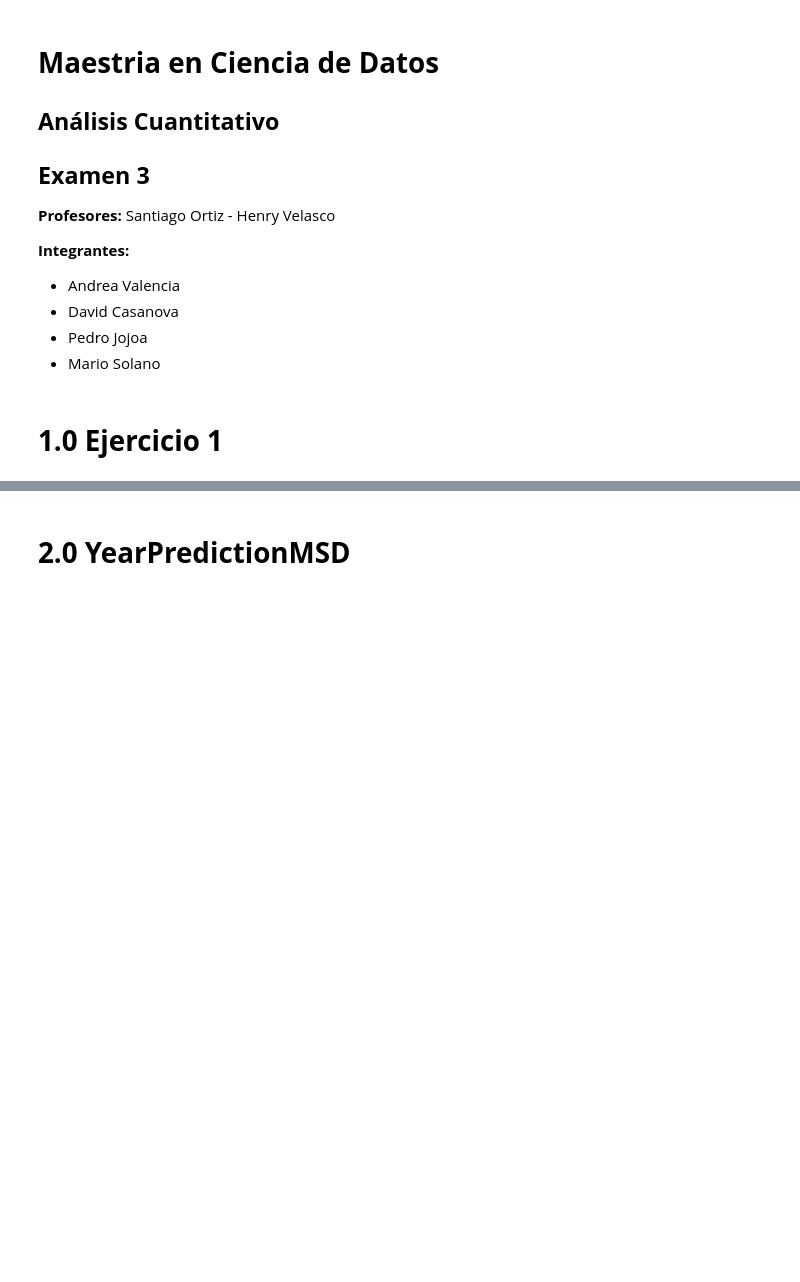
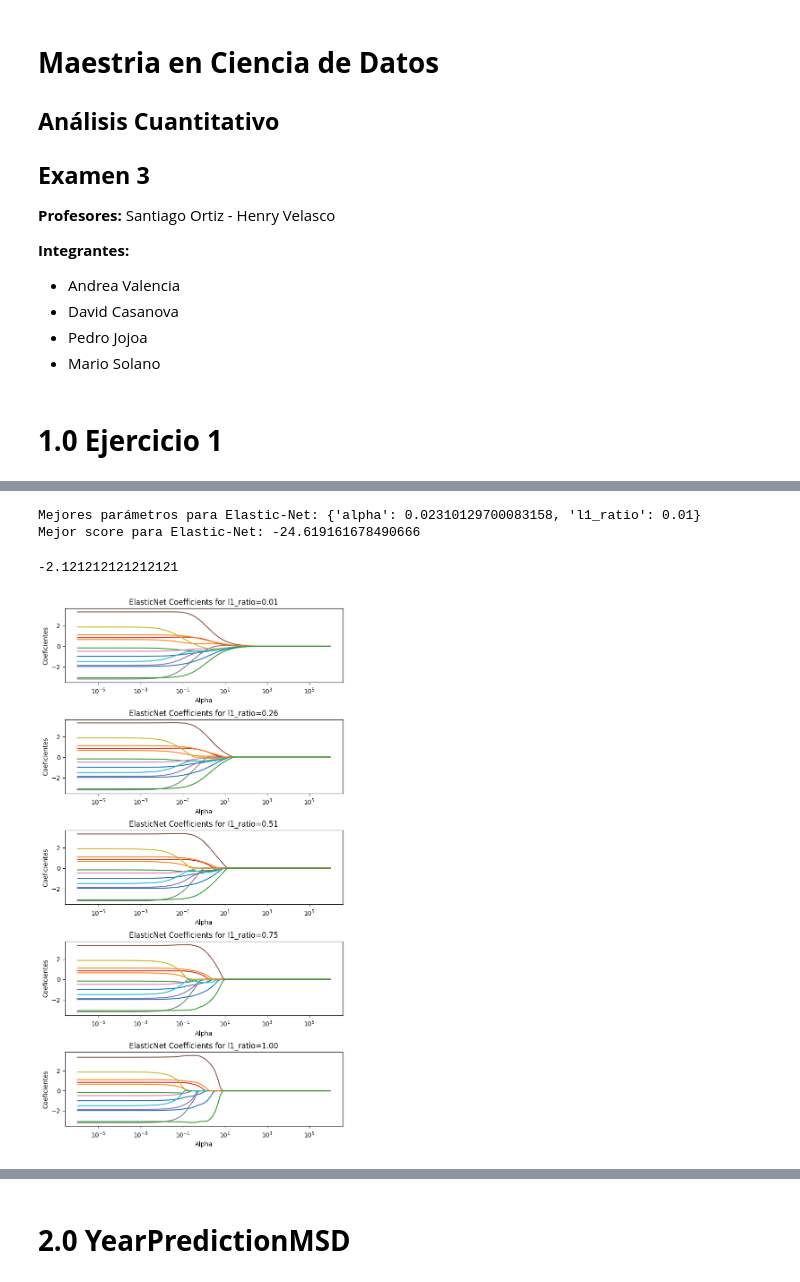
Before and after one commit to MarioSolano98/actividad-evaluativa3-AC, a Jupyter notebook: actividad_evaluativa3.ipynb, the cells around one changed output, grey strips where cells are left out. Drawn from its saved outputs; the diff is of its cells as text; code cells hidden in the pictures; blank space fills up the shorter version.

```diff
--- a/actividad_evaluativa3.ipynb
+++ b/actividad_evaluativa3.ipynb
@@ -16,0 +185,44 @@
+# %%
+elastic_net = ElasticNet()
+parameters_en = {'alpha': np.logspace(-6, 6, 100), 'l1_ratio': np.linspace(0.01, 1, 25)}
+elastic_net_cv = GridSearchCV(elastic_net, parameters_en, scoring='neg_mean_squared_error', cv=5)
+elastic_net_cv.fit(X_train_scaled, y_train)
+
+print("Mejores parámetros para Elastic-Net:", elastic_net_cv.best_params_)
+print("Mejor score para Elastic-Net:", elastic_net_cv.best_score_)
+
+np.log10(0.007564633275546291)
+# %% [output]
+Mejores parámetros para Elastic-Net: {'alpha': 0.02310129700083158, 'l1_ratio': 0.01}
+Mejor score para Elastic-Net: -24.619161678490666
+-2.121212121212121
+# %%
+# Definir los valores de alpha y l1_ratio
+
+alphas = np.logspace(-6, 6, 100)
+l1_ratios = np.linspace(0.01, 1.0, 5) # 5 diferentes l1_ratios para demostración
+
+# Crear subplots
+fig, axes = plt.subplots(nrows=len(l1_ratios), ncols=1, figsize=(8, 15))
+fig.subplots_adjust(hspace=0.5) # Ajustar el espacio entre gráficos
+
+# Reentrenar y recoger coeficientes para cada l1_ratio
+for idx, l1_ratio in enumerate(l1_ratios):
+  coefs = []
+  for alpha in alphas:
+    model = ElasticNet(alpha=alpha, l1_ratio=l1_ratio)
+    model.fit(X_train_scaled, y_train)
+    coefs.append(model.coef_)
+  coefs = np.array(coefs)
+
+  # Graficar la evolución de los coeficientes para este l1_ratio en su subplot
+  for i in range(coefs.shape[1]): # Asumiendo que tienes más de un coeficiente
+    axes[idx].plot(alphas, coefs[:, i], label=f'Feature {i+1}')
+    axes[idx].set_xscale('log')
+    axes[idx].set_xlabel('Alpha')
+    axes[idx].set_ylabel('Coeficientes')
+    axes[idx].set_title(f'ElasticNet Coefficients for l1_ratio={l1_ratio:.2f}')
+
+plt.show()
+# %% [output]
+[figure, added]
```
Also changed, not shown: parts of 23 cells of this notebook.
